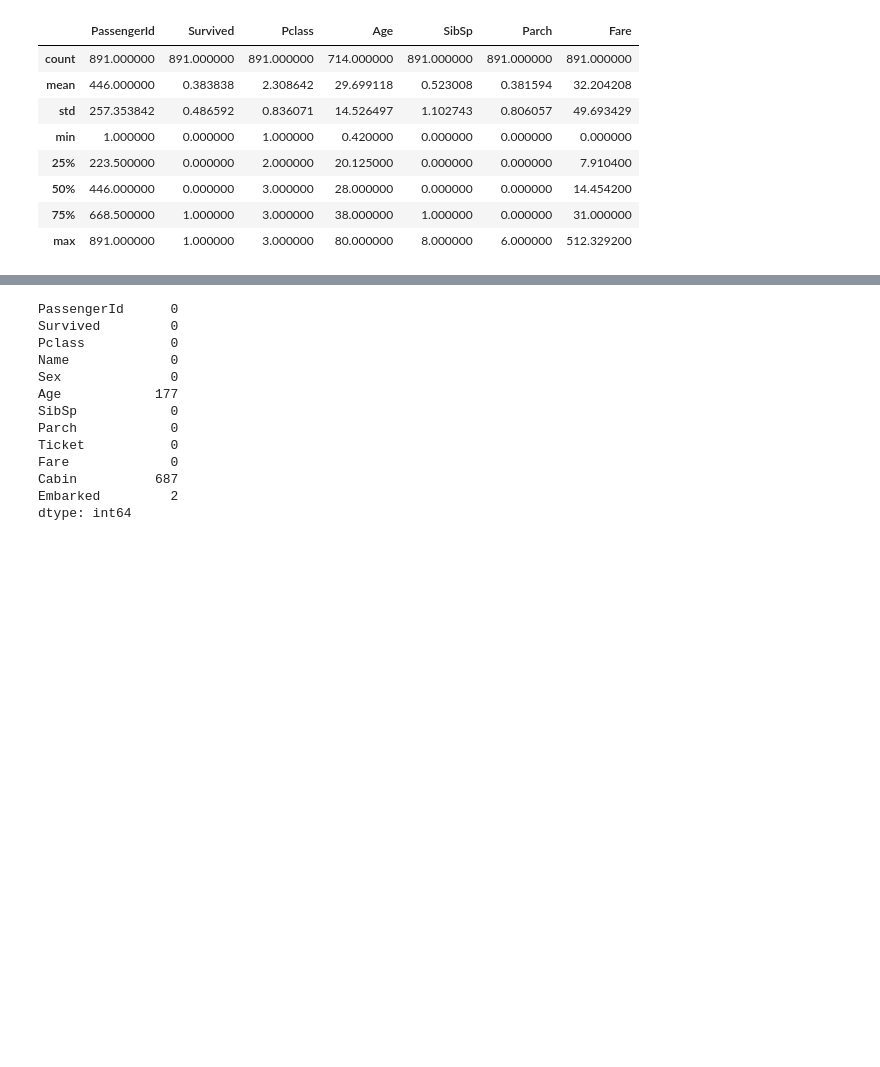
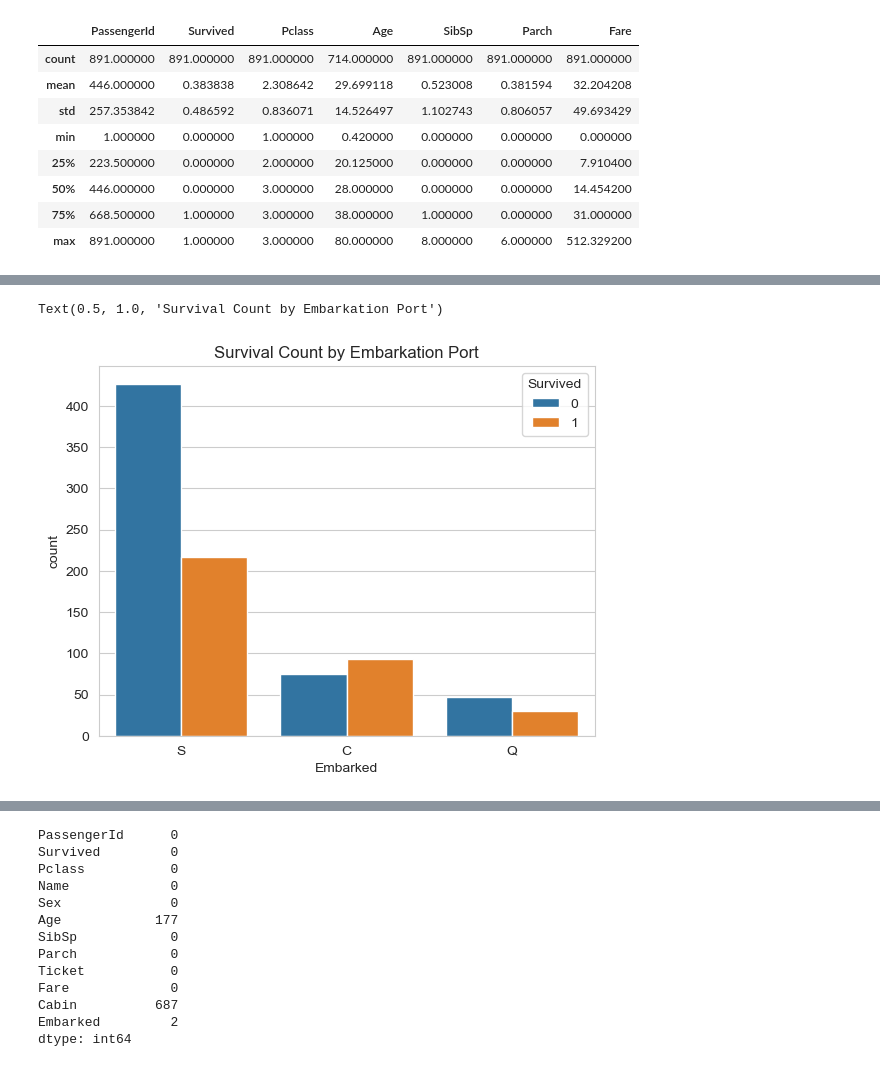
Before and after one commit to aanuk/Titanic-ML-Model, a Jupyter notebook: Titanic ML Model .ipynb, the cells around one changed output, grey strips where cells are left out. Saved outputs shown, nothing was run; the diff lists cells and outputs as text; code cells hidden in the pictures; blank space fills up the shorter version.

```diff
--- a/Titanic ML Model .ipynb
+++ b/Titanic ML Model .ipynb
@@ -60,0 +83,7 @@ df.describe()
+# %%
+sns.set_style('whitegrid')
+sns.countplot(x='Embarked',hue='Survived',data=df)
+plt.title("Survival Count by Embarkation Port")
+# %% [output]
+Text(0.5, 1.0, 'Survival Count by Embarkation Port')
+[figure, added]
```
Also changed, not shown: parts of 8 cells of this notebook.
